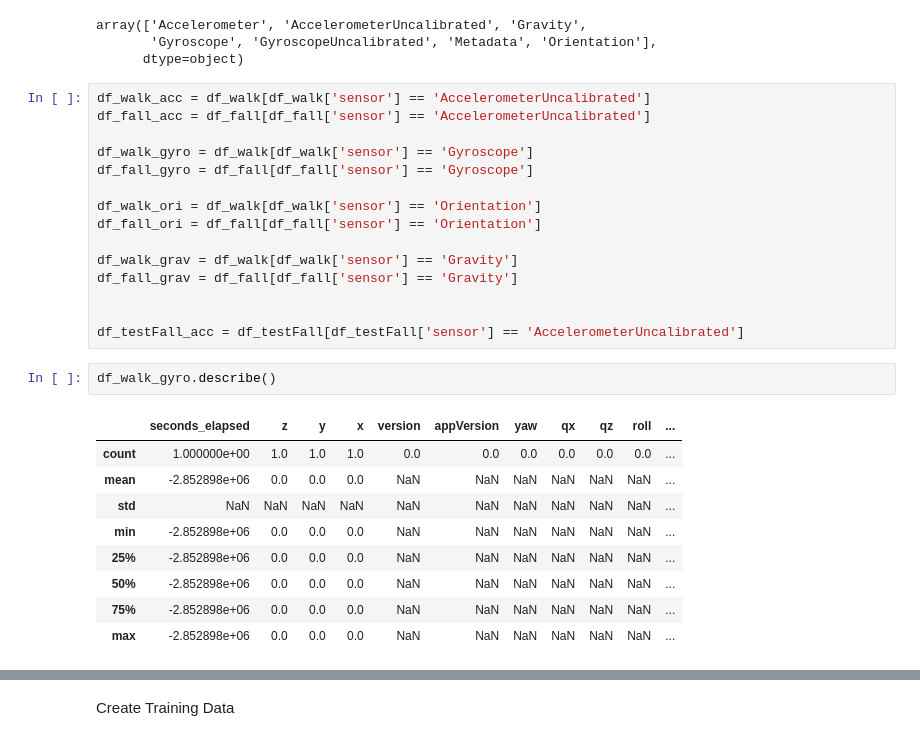
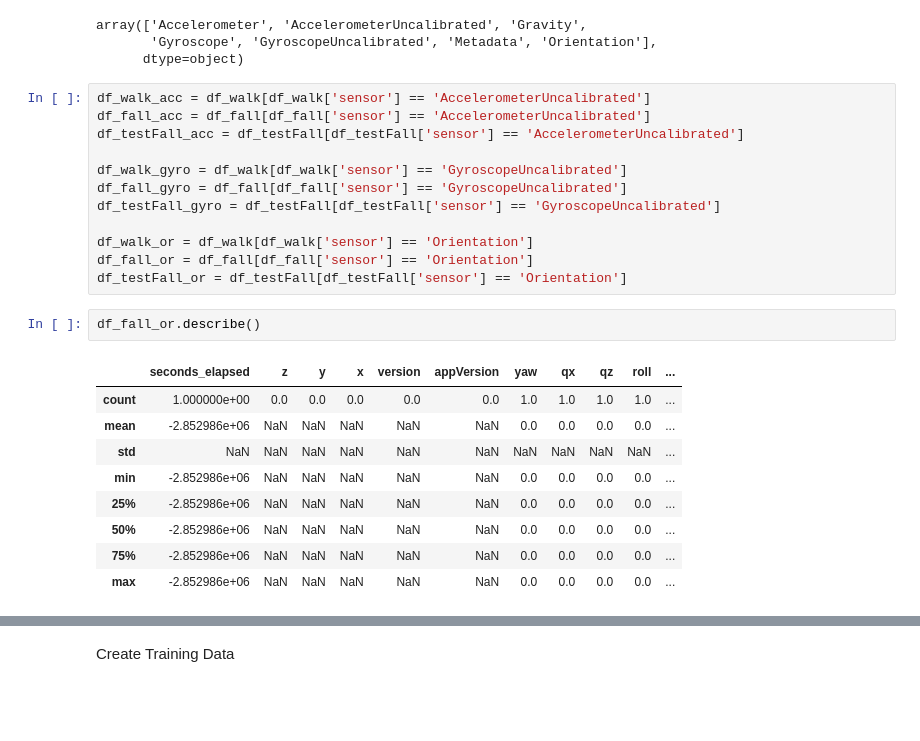
Before and after one commit to prizyou/Lexicon-Legends, a Jupyter notebook: proofConceptFALL.ipynb, the cells around one changed output, grey strips where cells are left out. Cells and saved outputs as stored; diff of their text form; blank space fills up the shorter version.

```diff
--- a/proofConceptFALL.ipynb
+++ b/proofConceptFALL.ipynb
@@ -62,30 +62,27 @@ df_walk['sensor'].unique()
 array(['Accelerometer', 'AccelerometerUncalibrated', 'Gravity',
        'Gyroscope', 'GyroscopeUncalibrated', 'Metadata', 'Orientation'],
       dtype=object)
-# %%
-df_walk_acc = df_walk[df_walk['sensor'] == 'AccelerometerUncalibrated']
-df_fall_acc = df_fall[df_fall['sensor'] == 'AccelerometerUncalibrated']
-
-df_walk_gyro = df_walk[df_walk['sensor'] == 'Gyroscope']
-df_fall_gyro = df_fall[df_fall['sensor'] == 'Gyroscope']
-
-df_walk_ori = df_walk[df_walk['sensor'] == 'Orientation']
-df_fall_ori = df_fall[df_fall['sensor'] == 'Orientation']
-
-df_walk_grav = df_walk[df_walk['sensor'] == 'Gravity']
-df_fall_grav = df_fall[df_fall['sensor'] == 'Gravity']
-
-
-df_testFall_acc = df_testFall[df_testFall['sensor'] == 'AccelerometerUncalibrated']
+# %%
+df_walk_acc = df_walk[df_walk['sensor'] == 'AccelerometerUncalibrated']
+df_fall_acc = df_fall[df_fall['sensor'] == 'AccelerometerUncalibrated']
+df_testFall_acc = df_testFall[df_testFall['sensor'] == 'AccelerometerUncalibrated']
+
+df_walk_gyro = df_walk[df_walk['sensor'] == 'GyroscopeUncalibrated']
+df_fall_gyro = df_fall[df_fall['sensor'] == 'GyroscopeUncalibrated']
+df_testFall_gyro = df_testFall[df_testFall['sensor'] == 'GyroscopeUncalibrated']
+
+df_walk_or = df_walk[df_walk['sensor'] == 'Orientation']
+df_fall_or = df_fall[df_fall['sensor'] == 'Orientation']
+df_testFall_or = df_testFall[df_testFall['sensor'] == 'Orientation']
 # %%
-df_walk_gyro.describe()
+df_fall_or.describe()
 # %% [output]
 |  | seconds_elapsed | z | y | x | version | appVersion | yaw | qx | qz | roll | ... |
-| count | 1.000000e+00 | 1.0 | 1.0 | 1.0 | 0.0 | 0.0 | 0.0 | 0.0 | 0.0 | 0.0 | ... |
-| mean | -2.852898e+06 | 0.0 | 0.0 | 0.0 | NaN | NaN | NaN | NaN | NaN | NaN | ... |
+| count | 1.000000e+00 | 0.0 | 0.0 | 0.0 | 0.0 | 0.0 | 1.0 | 1.0 | 1.0 | 1.0 | ... |
+| mean | -2.852986e+06 | NaN | NaN | NaN | NaN | NaN | 0.0 | 0.0 | 0.0 | 0.0 | ... |
 | std | NaN | NaN | NaN | NaN | NaN | NaN | NaN | NaN | NaN | NaN | ... |
-| min | -2.852898e+06 | 0.0 | 0.0 | 0.0 | NaN | NaN | NaN | NaN | NaN | NaN | ... |
-| 25% | -2.852898e+06 | 0.0 | 0.0 | 0.0 | NaN | NaN | NaN | NaN | NaN | NaN | ... |
-| 50% | -2.852898e+06 | 0.0 | 0.0 | 0.0 | NaN | NaN | NaN | NaN | NaN | NaN | ... |
-| 75% | -2.852898e+06 | 0.0 | 0.0 | 0.0 | NaN | NaN | NaN | NaN | NaN | NaN | ... |
-| max | -2.852898e+06 | 0.0 | 0.0 | 0.0 | NaN | NaN | NaN | NaN | NaN | NaN | ... |
+| min | -2.852986e+06 | NaN | NaN | NaN | NaN | NaN | 0.0 | 0.0 | 0.0 | 0.0 | ... |
+| 25% | -2.852986e+06 | NaN | NaN | NaN | NaN | NaN | 0.0 | 0.0 | 0.0 | 0.0 | ... |
+| 50% | -2.852986e+06 | NaN | NaN | NaN | NaN | NaN | 0.0 | 0.0 | 0.0 | 0.0 | ... |
+| 75% | -2.852986e+06 | NaN | NaN | NaN | NaN | NaN | 0.0 | 0.0 | 0.0 | 0.0 | ... |
+| max | -2.852986e+06 | NaN | NaN | NaN | NaN | NaN | 0.0 | 0.0 | 0.0 | 0.0 | ... |
```
Also changed, not shown: parts of 11 cells of this notebook.
